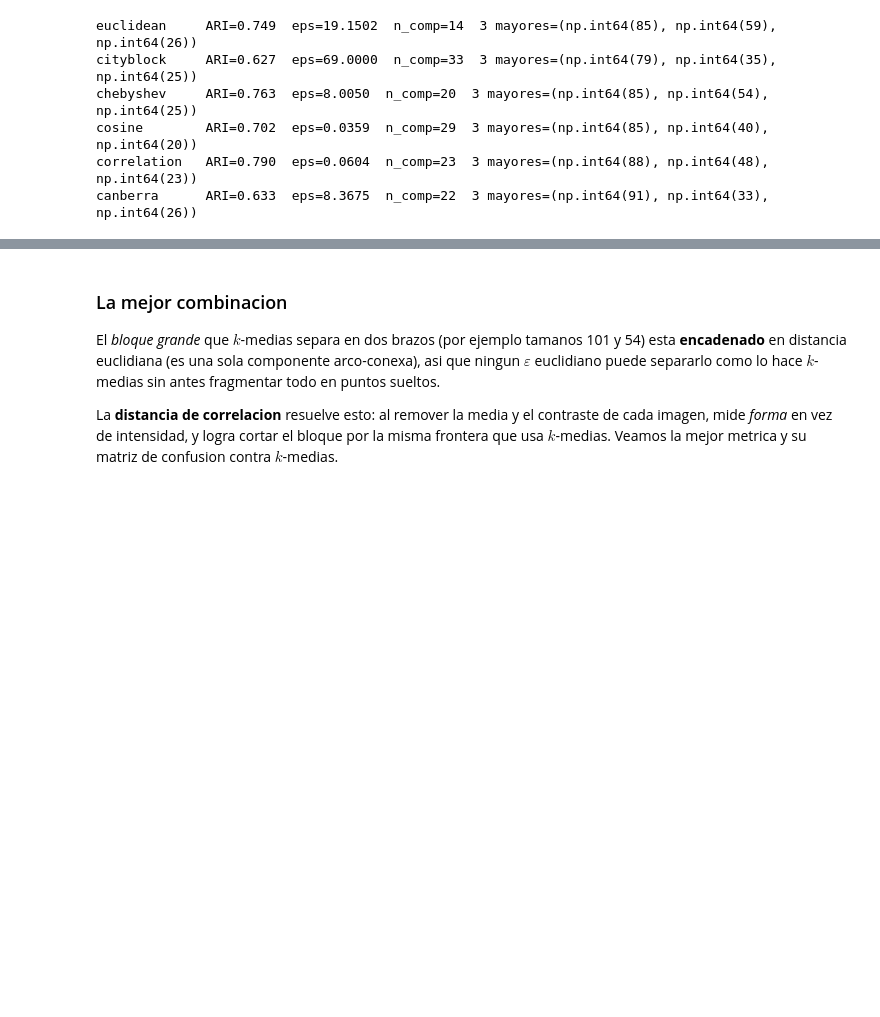
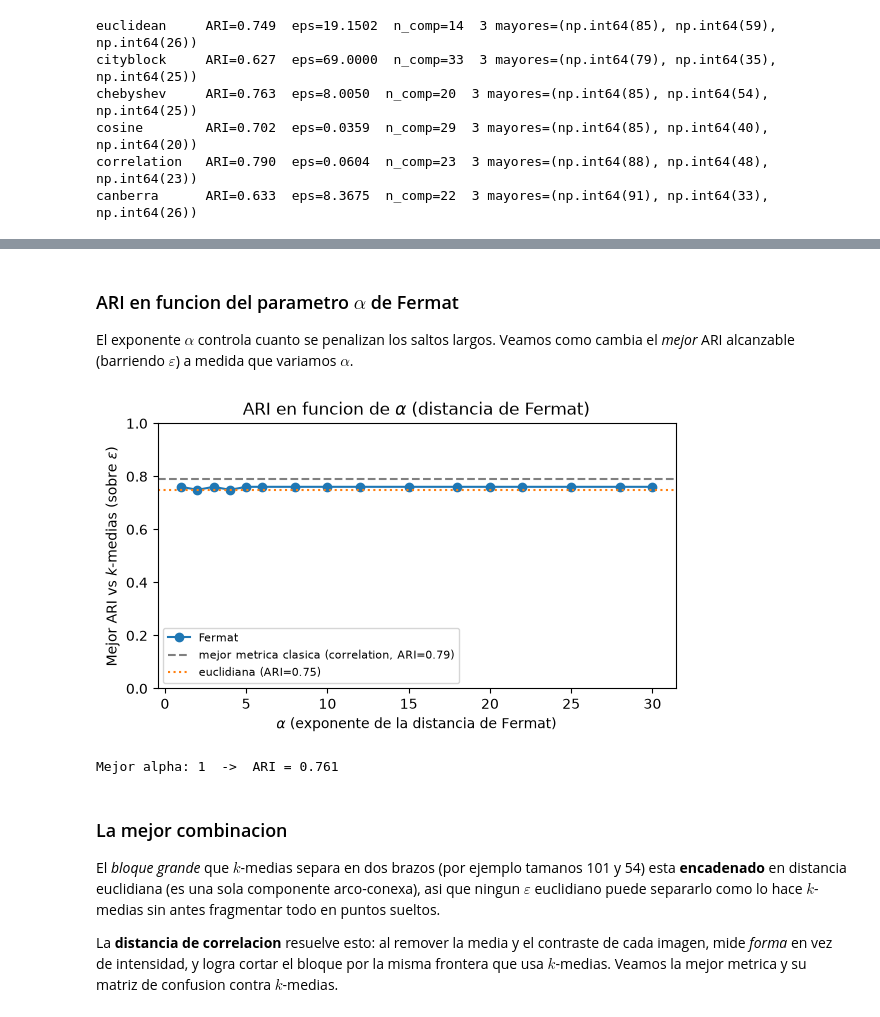
Before and after one commit to fagonzalezo/TDA-Summer2026, a Jupyter notebook: jupyter notebooks/UNAL_Bog_TDA_Clase_2_Agrupamientos_Clustering_solucion.ipynb, the cells around one changed output, grey strips where cells are left out. Saved outputs shown, nothing was run; the diff lists cells and outputs as text; code cells hidden in the pictures; blank space fills up the shorter version.

```diff
--- a/jupyter notebooks/UNAL_Bog_TDA_Clase_2_Agrupamientos_Clustering_solucion.ipynb
+++ b/jupyter notebooks/UNAL_Bog_TDA_Clase_2_Agrupamientos_Clustering_solucion.ipynb
@@ -243,3 +304,46 @@ canberra      ARI=0.633  eps=8.3675  n_comp=22  3 mayores=(np.int64(91), np.int6
+# %% [markdown]
+### ARI en funcion del parametro $\alpha$ de Fermat
+
+El exponente $\alpha$ controla cuanto se penalizan los saltos largos. Veamos como cambia el *mejor* ARI alcanzable (barriendo $\varepsilon$) a medida que variamos $\alpha$.
+# %%
+# --- ARI vs alpha: efecto del exponente de la distancia de Fermat ---
+alphas = np.array([1, 2, 3, 4, 5, 6, 8, 10, 12, 15, 18, 20, 22, 25, 28, 30], dtype=float)
+DE = distance_matrix(X, X)   # matriz euclidiana base (no depende de alpha)
+
+ari_por_alpha = []
+for a in alphas:
+    fa = Fermat(alpha=float(a), path_method='FW', k=k_vecinos_fermat)
+    fa.fit(DE)
+    Da = fa.get_distances()
+    fd = Da[np.triu_indices(n, k=1)]
+    grid_a = np.linspace(np.percentile(fd, 0.3), np.percentile(fd, 65), 300)
+    best = -2.0
+    for eps in grid_a:
+        Adj = (Da <= eps).astype(int)
+        np.fill_diagonal(Adj, 0)
+        _, labels = connected_components(csr_matrix(Adj), directed=False, return_labels=True)
+        best = max(best, adjusted_rand_score(km_labels, labels))
+    ari_por_alpha.append(best)
+
+plt.figure(figsize=(6, 3.6))
+plt.plot(alphas, ari_por_alpha, 'o-', label='Fermat')
+plt.axhline(resultados['correlation'][0], ls='--', color='gray',
+            label=f"mejor metrica clasica (correlation, ARI={resultados['correlation'][0]:.2f})")
+plt.axhline(resultados['euclidean'][0], ls=':', color='tab:orange',
+            label=f"euclidiana (ARI={resultados['euclidean'][0]:.2f})")
+plt.xlabel(r'$\alpha$ (exponente de la distancia de Fermat)')
+plt.ylabel(r'Mejor ARI vs $k$-medias (sobre $\varepsilon$)')
+plt.title(r'ARI en funcion de $\alpha$ (distancia de Fermat)')
+plt.ylim(0, 1)
+plt.legend(fontsize=8)
+plt.tight_layout()
+plt.show()
+
+mejor_alpha = alphas[int(np.argmax(ari_por_alpha))]
+print(f'Mejor alpha: {mejor_alpha:.0f}  ->  ARI = {max(ari_por_alpha):.3f}')
+# %% [output]
+[figure, added]
+Mejor alpha: 1  ->  ARI = 0.761
 # %% [markdown]
 ### La mejor combinacion
 
```
Also changed, not shown: parts of 3 cells of this notebook.
